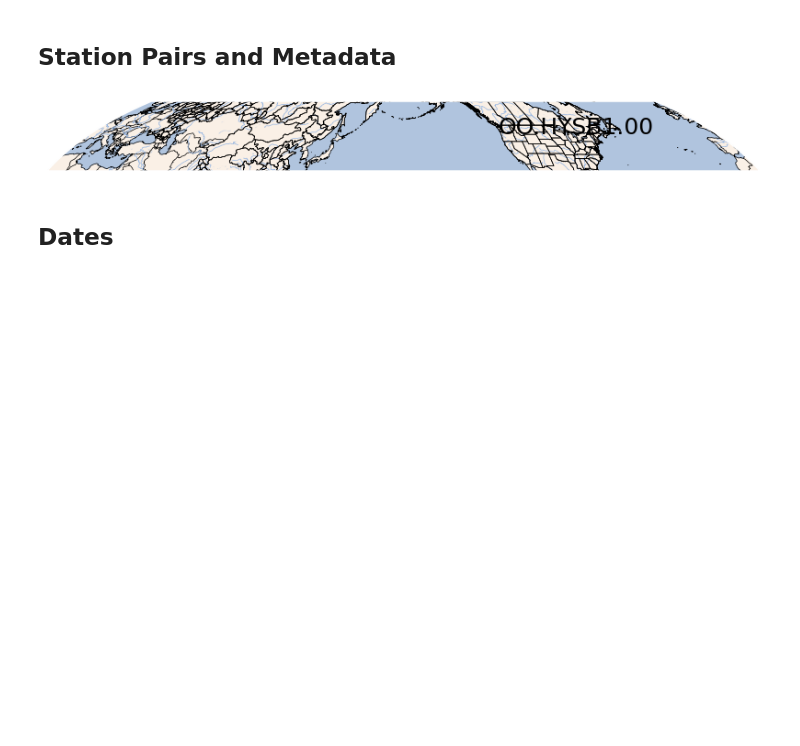
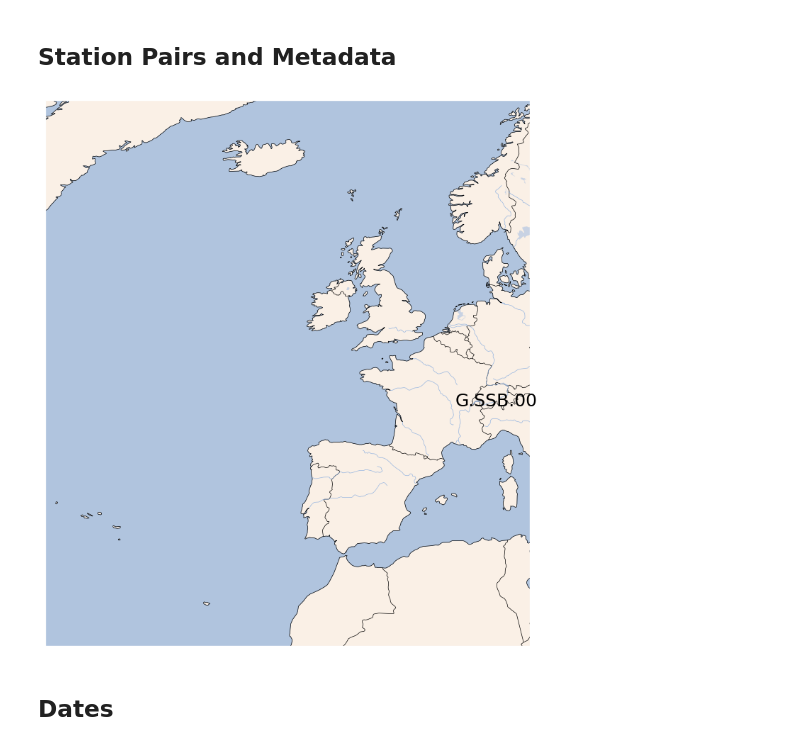
Before and after one commit to lystom/WMSAN, a Jupyter notebook: notebooks/rayleigh_waves/synthetic_CCF_autocorr.ipynb, the cells around one changed output. Saved outputs shown, nothing was run; the diff lists cells and outputs as text; code cells hidden in the pictures; blank space fills up the shorter version.

```diff
--- a/notebooks/rayleigh_waves/synthetic_CCF_autocorr.ipynb
+++ b/notebooks/rayleigh_waves/synthetic_CCF_autocorr.ipynb
@@ -204,35 +206,35 @@ Spectrum archive already exists
 ## Spatial Extent
 # %%
 ## Spatial Exent
-lon_min = 170
-lon_max = -120
+lon_min = -30
+lon_max = 10
 lat_min = 30
-lat_max = 60
+lat_max = 70
 
 extent = [lon_min, lon_max, lat_min, lat_max]
 # %% [markdown]
 ## Station Pairs and Metadata
 # %%
 ## Station Pairs Metadata
-id_sta = "OO.HYSB1.00"
-lat_sta = 44.509791
-lon_sta = -125.405258
+id_sta = "G.SSB.00" #"OO.HYSB1.00"
+lat_sta = 45.279 #44.509791
+lon_sta = 4.542 #-125.405258
 
 fig = plt.figure(figsize=(10,10))
-ax = fig.add_subplot(111, projection=ccrs.Mollweide(central_longitude=180))
+ax = fig.add_subplot(111, projection=ccrs.Mollweide())
 ax.set_extent(extent, crs=ccrs.PlateCarree())
 ax.add_feature(cfeature.COASTLINE)
 ax.add_feature(cfeature.BORDERS, linestyle='-', alpha=1)
 ax.add_feature(cfeature.LAKES, alpha=0.5)
 ax.add_feature(cfeature.RIVERS)
 ax.add_feature(cfeature.STATES)
 ax.add_feature(cfeature.LAND, color='linen', zorder=0)
 ax.add_feature(cfeature.OCEAN, color='lightsteelblue', zorder=0)
 ax.annotate(id_sta, (lon_sta-0.1, lat_sta+0.8), transform = ccrs.PlateCarree(), family = 'sans-serif')
 ax.plot(lon_sta, lat_sta, transform = ccrs.PlateCarree(), color='k', alpha=0.5, linewidth=3)
 plt.show()
 # %% [output]
-[figure, old version]
+[figure, new version]
 # %% [markdown]
 ## Dates
 # %%
```
Also changed, not shown: parts of 4 cells of this notebook, 2 other files.
